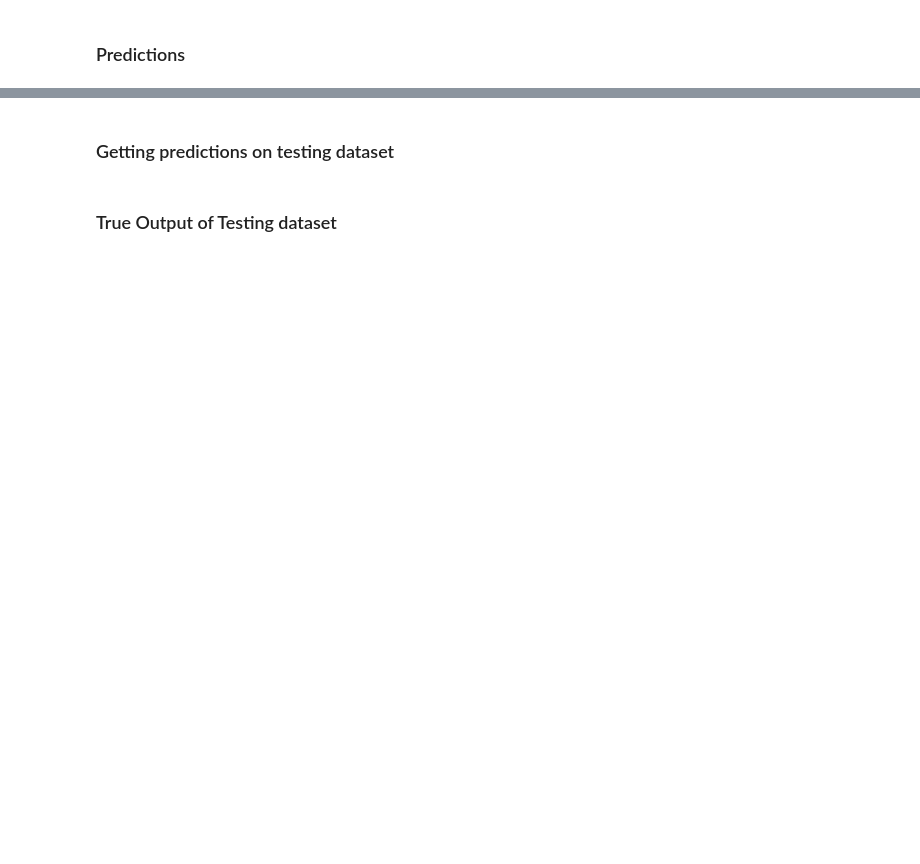
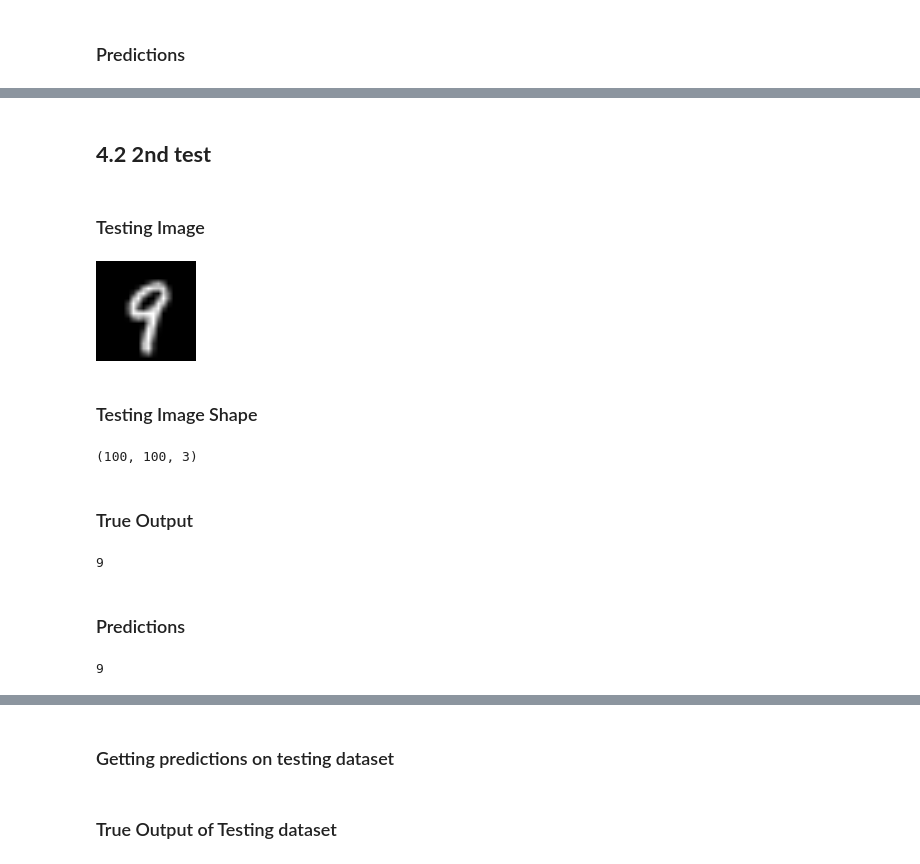
Before and after one commit to Vayansh/Explainable_AI_on_Digit_recognition, a Jupyter notebook: Digit_recognition.ipynb, the cells around one changed output, grey strips where cells are left out. Saved outputs shown, nothing was run; the diff lists cells and outputs as text; code cells hidden in the pictures; blank space fills up the shorter version.

```diff
--- a/Digit_recognition.ipynb
+++ b/Digit_recognition.ipynb
@@ -251,0 +254,26 @@ np.argmax(model.predict(np.resize(test_generator[2][0][0],(1,100,100,3)),verbose
+# %% [markdown]
+## **4.2 2nd test**
+# %% [markdown]
+### Testing Image
+# %%
+cv2_imshow(test_generator[20][0][0])
+# %% [output]
+[figure, added]
+# %% [markdown]
+### Testing Image Shape
+# %%
+test_generator[20][0][0].shape
+# %% [output]
+(100, 100, 3)
+# %% [markdown]
+### True Output
+# %%
+np.argmax(test_generator[20][1][0])   # 10 means blank image or non digit image
+# %% [output]
+9
+# %% [markdown]
+### Predictions
+# %%
+np.argmax(model.predict(np.resize(test_generator[20][0][0],(1,100,100,3)),verbose = 0))
+# %% [output]
+9
```
Also changed, not shown: parts of 43 cells of this notebook.
